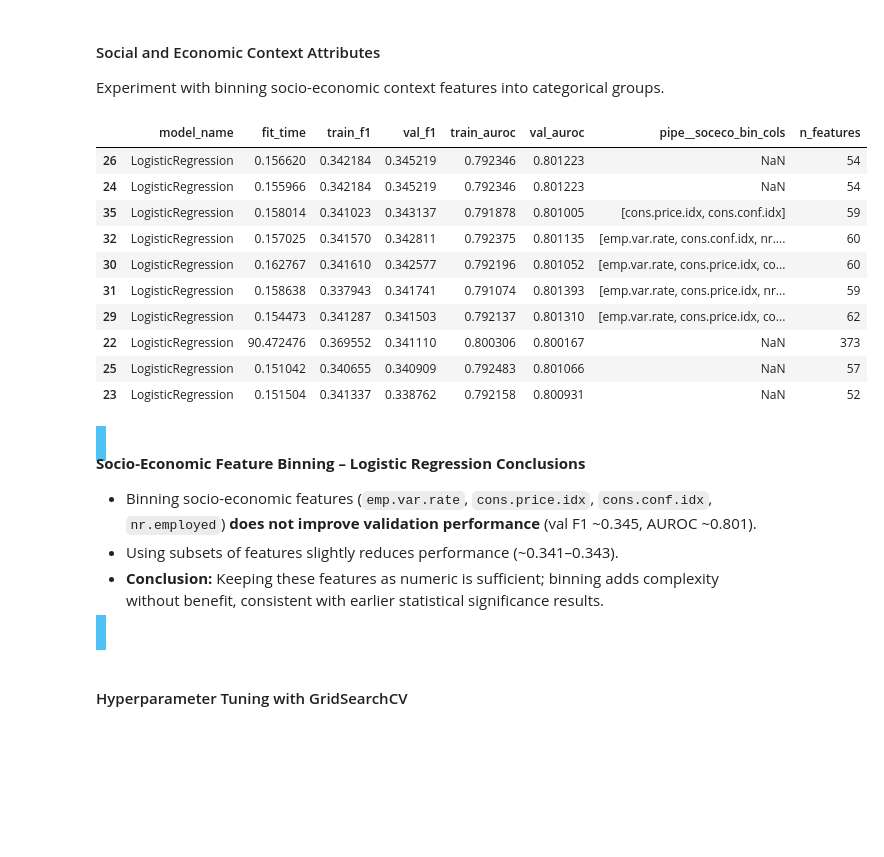
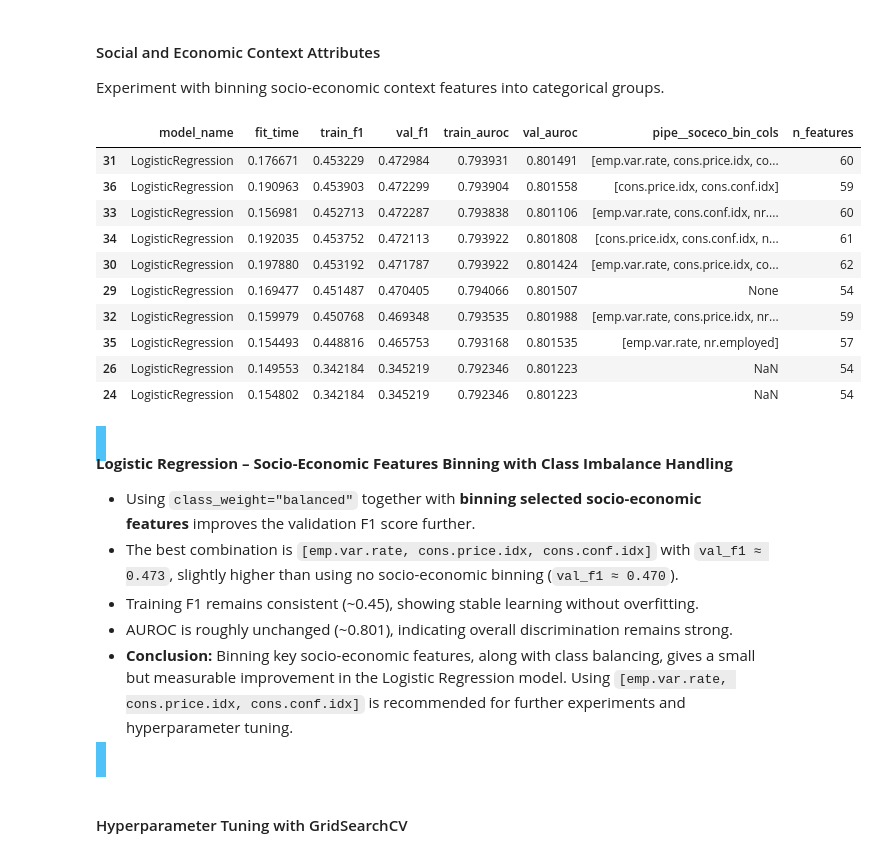
Before and after one commit to Maxstef/bank-deposit-prediction, a Jupyter notebook: notebooks/03_modeling.ipynb, the cells around one changed output. Saved outputs shown, nothing was run; the diff lists cells and outputs as text; code cells hidden in the pictures; blank space fills up the shorter version.

Commit message:
modeling add class balancing experiments and adjustments

```diff
--- a/notebooks/03_modeling.ipynb
+++ b/notebooks/03_modeling.ipynb
@@ -549,28 +633,30 @@ for soceco_bin_cols in soceco_bin_cols_options:
 # %%
 show_results_df(
     show_cols=["model_name", "fit_time", "train_f1", "val_f1", "train_auroc", "val_auroc", "pipe__soceco_bin_cols", "n_features"],
-    max_experiment_id=35,
+    # max_experiment_id=35,
 )
 # %% [output]
 |  | model_name | fit_time | train_f1 | val_f1 | train_auroc | val_auroc | pipe__soceco_bin_cols | n_features |
-| 26 | LogisticRegression | 0.156620 | 0.342184 | 0.345219 | 0.792346 | 0.801223 | NaN | 54 |
-| 24 | LogisticRegression | 0.155966 | 0.342184 | 0.345219 | 0.792346 | 0.801223 | NaN | 54 |
-| 35 | LogisticRegression | 0.158014 | 0.341023 | 0.343137 | 0.791878 | 0.801005 | [cons.price.idx, cons.conf.idx] | 59 |
-| 32 | LogisticRegression | 0.157025 | 0.341570 | 0.342811 | 0.792375 | 0.801135 | [emp.var.rate, cons.conf.idx, nr.... | 60 |
-| 30 | LogisticRegression | 0.162767 | 0.341610 | 0.342577 | 0.792196 | 0.801052 | [emp.var.rate, cons.price.idx, co... | 60 |
-| 31 | LogisticRegression | 0.158638 | 0.337943 | 0.341741 | 0.791074 | 0.801393 | [emp.var.rate, cons.price.idx, nr... | 59 |
-| 29 | LogisticRegression | 0.154473 | 0.341287 | 0.341503 | 0.792137 | 0.801310 | [emp.var.rate, cons.price.idx, co... | 62 |
-| 22 | LogisticRegression | 90.472476 | 0.369552 | 0.341110 | 0.800306 | 0.800167 | NaN | 373 |
-| 25 | LogisticRegression | 0.151042 | 0.340655 | 0.340909 | 0.792483 | 0.801066 | NaN | 57 |
-| 23 | LogisticRegression | 0.151504 | 0.341337 | 0.338762 | 0.792158 | 0.800931 | NaN | 52 |
+| 31 | LogisticRegression | 0.176671 | 0.453229 | 0.472984 | 0.793931 | 0.801491 | [emp.var.rate, cons.price.idx, co... | 60 |
+| 36 | LogisticRegression | 0.190963 | 0.453903 | 0.472299 | 0.793904 | 0.801558 | [cons.price.idx, cons.conf.idx] | 59 |
+| 33 | LogisticRegression | 0.156981 | 0.452713 | 0.472287 | 0.793838 | 0.801106 | [emp.var.rate, cons.conf.idx, nr.... | 60 |
+| 34 | LogisticRegression | 0.192035 | 0.453752 | 0.472113 | 0.793922 | 0.801808 | [cons.price.idx, cons.conf.idx, n... | 61 |
+| 30 | LogisticRegression | 0.197880 | 0.453192 | 0.471787 | 0.793922 | 0.801424 | [emp.var.rate, cons.price.idx, co... | 62 |
+| 29 | LogisticRegression | 0.169477 | 0.451487 | 0.470405 | 0.794066 | 0.801507 | None | 54 |
+| 32 | LogisticRegression | 0.159979 | 0.450768 | 0.469348 | 0.793535 | 0.801988 | [emp.var.rate, cons.price.idx, nr... | 59 |
+| 35 | LogisticRegression | 0.154493 | 0.448816 | 0.465753 | 0.793168 | 0.801535 | [emp.var.rate, nr.employed] | 57 |
+| 26 | LogisticRegression | 0.149553 | 0.342184 | 0.345219 | 0.792346 | 0.801223 | NaN | 54 |
+| 24 | LogisticRegression | 0.154802 | 0.342184 | 0.345219 | 0.792346 | 0.801223 | NaN | 54 |
 # %% [markdown]
 <span style="background-color: #4FC3F7; display:block; padding:10px">
 
-**Socio-Economic Feature Binning – Logistic Regression Conclusions**
+**Logistic Regression – Socio-Economic Features Binning with Class Imbalance Handling**
 
-- Binning socio-economic features (`emp.var.rate`, `cons.price.idx`, `cons.conf.idx`, `nr.employed`) **does not improve validation performance** (val F1 ~0.345, AUROC ~0.801).
-- Using subsets of features slightly reduces performance (~0.341–0.343).
-- **Conclusion:** Keeping these features as numeric is sufficient; binning adds complexity without benefit, consistent with earlier statistical significance results.
+- Using `class_weight="balanced"` together with **binning selected socio-economic features** improves the validation F1 score further.
+- The best combination is `[emp.var.rate, cons.price.idx, cons.conf.idx]` with `val_f1 ≈ 0.473`, slightly higher than using no socio-economic binning (`val_f1 ≈ 0.470`).
+- Training F1 remains consistent (~0.45), showing stable learning without overfitting.
+- AUROC is roughly unchanged (~0.801), indicating overall discrimination remains strong.
+- **Conclusion:** Binning key socio-economic features, along with class balancing, gives a small but measurable improvement in the Logistic Regression model. Using `[emp.var.rate, cons.price.idx, cons.conf.idx]` is recommended for further experiments and hyperparameter tuning.
 
 </span>
 # %% [markdown]
```
Also changed, not shown: parts of 39 cells of this notebook, 2 other files.
